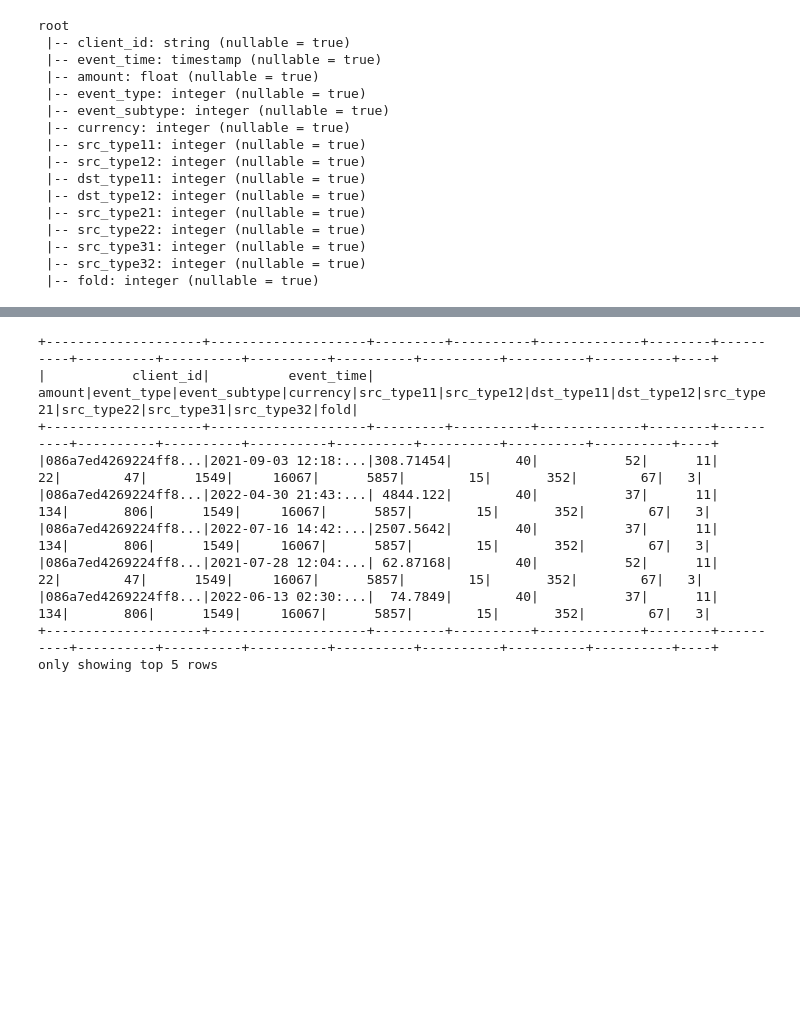
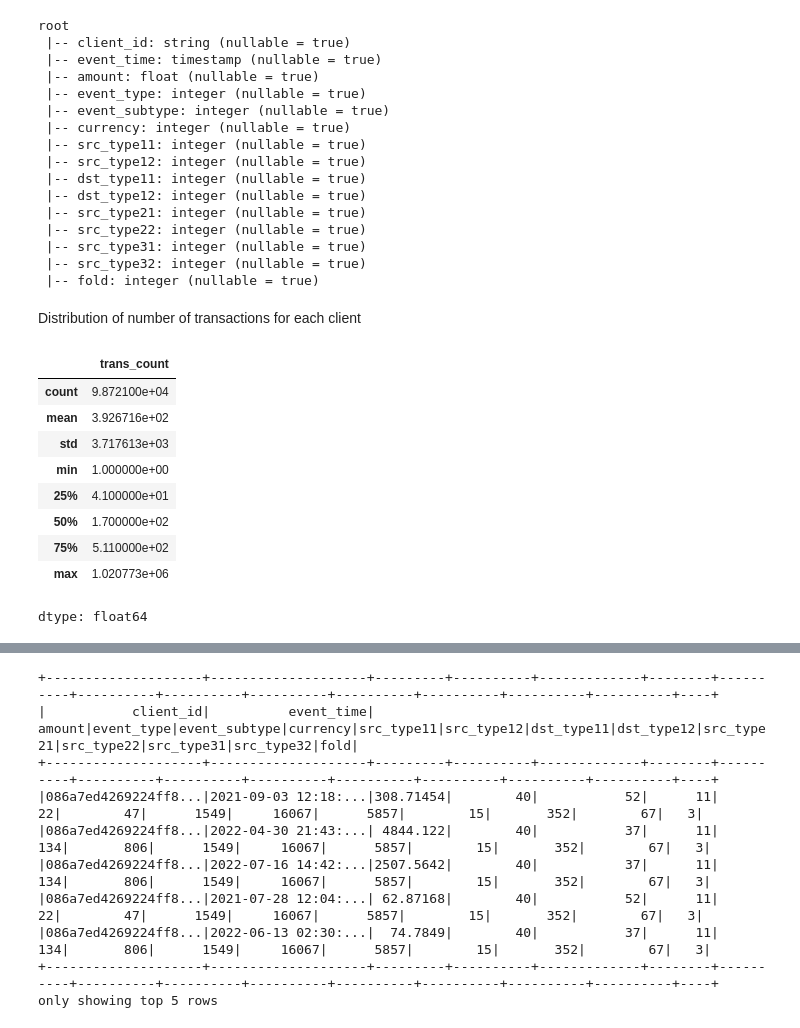
Before and after one commit to eugeneavd/mbd_boosting, a Jupyter notebook: Preprocessing.ipynb, the cells around one changed output, grey strips where cells are left out. Cells and saved outputs as stored; diff of their text form; code cells hidden in the pictures; blank space fills up the shorter version.

```diff
--- a/Preprocessing.ipynb
+++ b/Preprocessing.ipynb
@@ -193,0 +206,17 @@ root
+# %% [markdown]
+Distribution of number of transactions for each client
+# %%
+trans_count_pd = pd.read_parquet('trans_count.parquet')
+# %%
+trans_count_pd['trans_count'].describe()
+# %% [output]
+|  | trans_count |
+| count | 9.872100e+04 |
+| mean | 3.926716e+02 |
+| std | 3.717613e+03 |
+| min | 1.000000e+00 |
+| 25% | 4.100000e+01 |
+| 50% | 1.700000e+02 |
+| 75% | 5.110000e+02 |
+| max | 1.020773e+06 |
+dtype: float64
```
Also changed, not shown: parts of 13 cells of this notebook, 1 other file.
